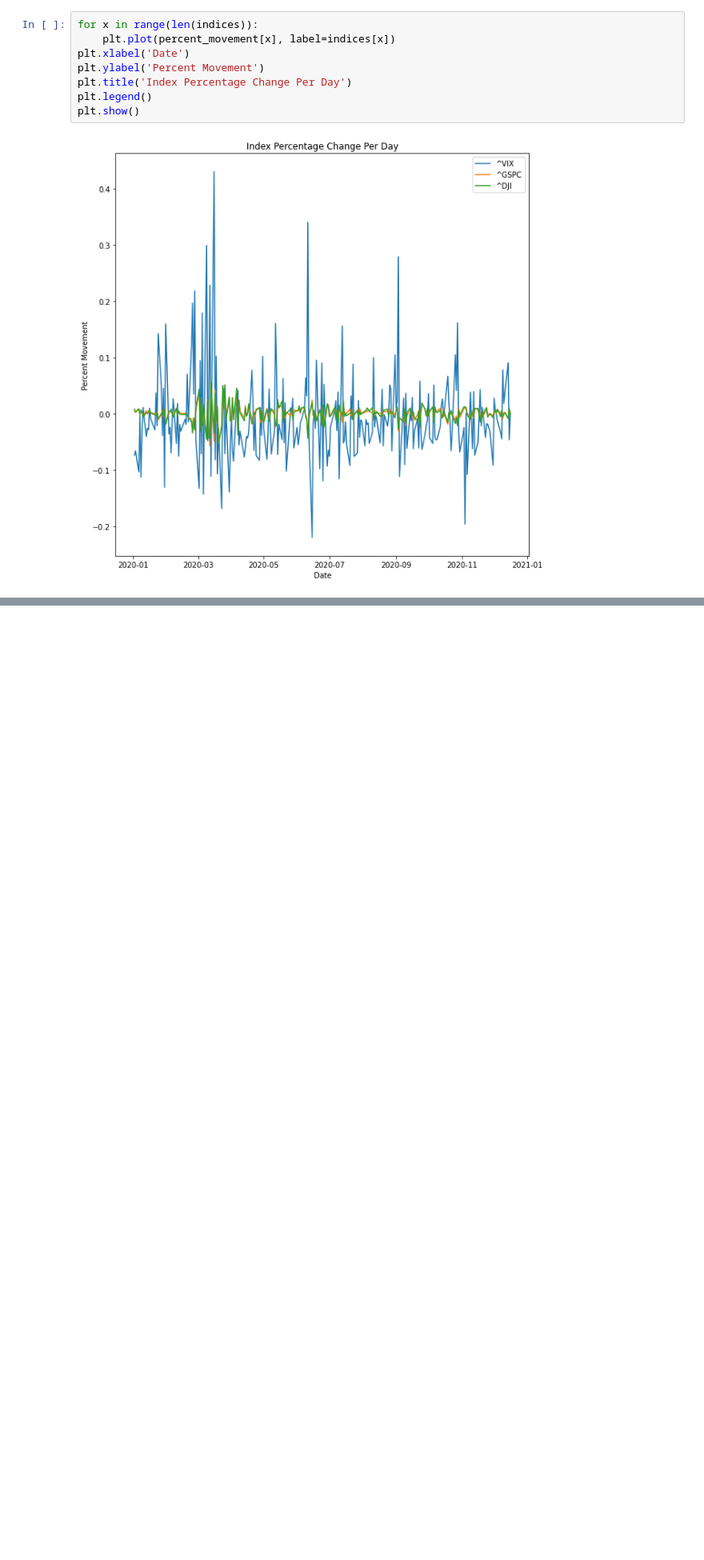
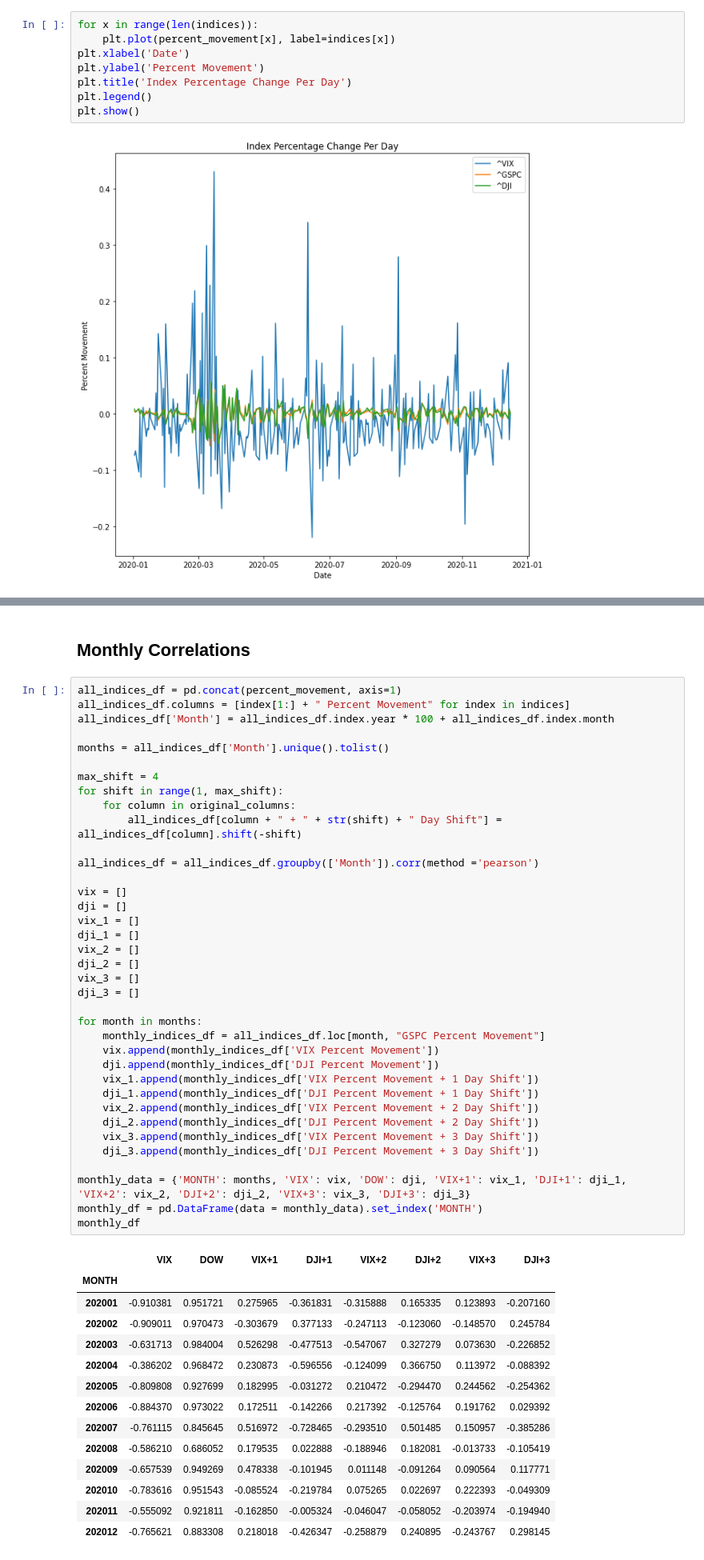
Before and after one commit to platypus-capital/options, a Jupyter notebook: jupyter/Index Correlations.ipynb, the cells around one changed output, grey strips where cells are left out. Shown at 80% size. Cells and saved outputs as stored; diff of their text form; blank space fills up the shorter version.

```diff
--- a/jupyter/Index Correlations.ipynb
+++ b/jupyter/Index Correlations.ipynb
@@ -79,3 +79,57 @@ all_indices_df.corr(method ='pearson')
 | VIX Percent Movement + 3 Day Shift | -0.015272 | 0.078207 | 0.051518 | 0.209280 | ... |
 | GSPC Percent Movement + 3 Day Shift | -0.068847 | -0.074651 | -0.050027 | -0.154964 | ... |
 | DJI Percent Movement + 3 Day Shift | -0.022474 | -0.120564 | -0.106500 | -0.170168 | ... |
+# %% [markdown]
+## Monthly Correlations
+# %%
+all_indices_df = pd.concat(percent_movement, axis=1)
+all_indices_df.columns = [index[1:] + " Percent Movement" for index in indices]
+all_indices_df['Month'] = all_indices_df.index.year * 100 + all_indices_df.index.month
+
+months = all_indices_df['Month'].unique().tolist()
+
+max_shift = 4
+for shift in range(1, max_shift):
+    for column in original_columns:
+        all_indices_df[column + " + " + str(shift) + " Day Shift"] = all_indices_df[column].shift(-shift)
+
+all_indices_df = all_indices_df.groupby(['Month']).corr(method ='pearson')
+
+vix = []
+dji = []
+vix_1 = []
+dji_1 = []
+vix_2 = []
+dji_2 = []
+vix_3 = []
+dji_3 = []
+
+for month in months:
+    monthly_indices_df = all_indices_df.loc[month, "GSPC Percent Movement"]
+    vix.append(monthly_indices_df['VIX Percent Movement'])
+    dji.append(monthly_indices_df['DJI Percent Movement'])
+    vix_1.append(monthly_indices_df['VIX Percent Movement + 1 Day Shift'])
+    dji_1.append(monthly_indices_df['DJI Percent Movement + 1 Day Shift'])
+    vix_2.append(monthly_indices_df['VIX Percent Movement + 2 Day Shift'])
+    dji_2.append(monthly_indices_df['DJI Percent Movement + 2 Day Shift'])
+    vix_3.append(monthly_indices_df['VIX Percent Movement + 3 Day Shift'])
+    dji_3.append(monthly_indices_df['DJI Percent Movement + 3 Day Shift'])
+
+monthly_data = {'MONTH': months, 'VIX': vix, 'DOW': dji, 'VIX+1': vix_1, 'DJI+1': dji_1, 'VIX+2': vix_2, 'DJI+2': dji_2, 'VIX+3': vix_3, 'DJI+3': dji_3}
+monthly_df = pd.DataFrame(data = monthly_data).set_index('MONTH')
+monthly_df
+# %% [output]
+|  | VIX | DOW | VIX+1 | DJI+1 | VIX+2 | DJI+2 | VIX+3 | DJI+3 |
+| MONTH |  |  |  |  |  |  |  |  |
+| 202001 | -0.910381 | 0.951721 | 0.275965 | -0.361831 | -0.315888 | 0.165335 | 0.123893 | -0.207160 |
+| 202002 | -0.909011 | 0.970473 | -0.303679 | 0.377133 | -0.247113 | -0.123060 | -0.148570 | 0.245784 |
+| 202003 | -0.631713 | 0.984004 | 0.526298 | -0.477513 | -0.547067 | 0.327279 | 0.073630 | -0.226852 |
+| 202004 | -0.386202 | 0.968472 | 0.230873 | -0.596556 | -0.124099 | 0.366750 | 0.113972 | -0.088392 |
+| 202005 | -0.809808 | 0.927699 | 0.182995 | -0.031272 | 0.210472 | -0.294470 | 0.244562 | -0.254362 |
+| 202006 | -0.884370 | 0.973022 | 0.172511 | -0.142266 | 0.217392 | -0.125764 | 0.191762 | 0.029392 |
+| 202007 | -0.761115 | 0.845645 | 0.516972 | -0.728465 | -0.293510 | 0.501485 | 0.150957 | -0.385286 |
+| 202008 | -0.586210 | 0.686052 | 0.179535 | 0.022888 | -0.188946 | 0.182081 | -0.013733 | -0.105419 |
+| 202009 | -0.657539 | 0.949269 | 0.478338 | -0.101945 | 0.011148 | -0.091264 | 0.090564 | 0.117771 |
+| 202010 | -0.783616 | 0.951543 | -0.085524 | -0.219784 | 0.075265 | 0.022697 | 0.222393 | -0.049309 |
+| 202011 | -0.555092 | 0.921811 | -0.162850 | -0.005324 | -0.046047 | -0.058052 | -0.203974 | -0.194940 |
+| 202012 | -0.765621 | 0.883308 | 0.218018 | -0.426347 | -0.258879 | 0.240895 | -0.243767 | 0.298145 |
```
Also changed, not shown: parts of 3 cells of this notebook.
